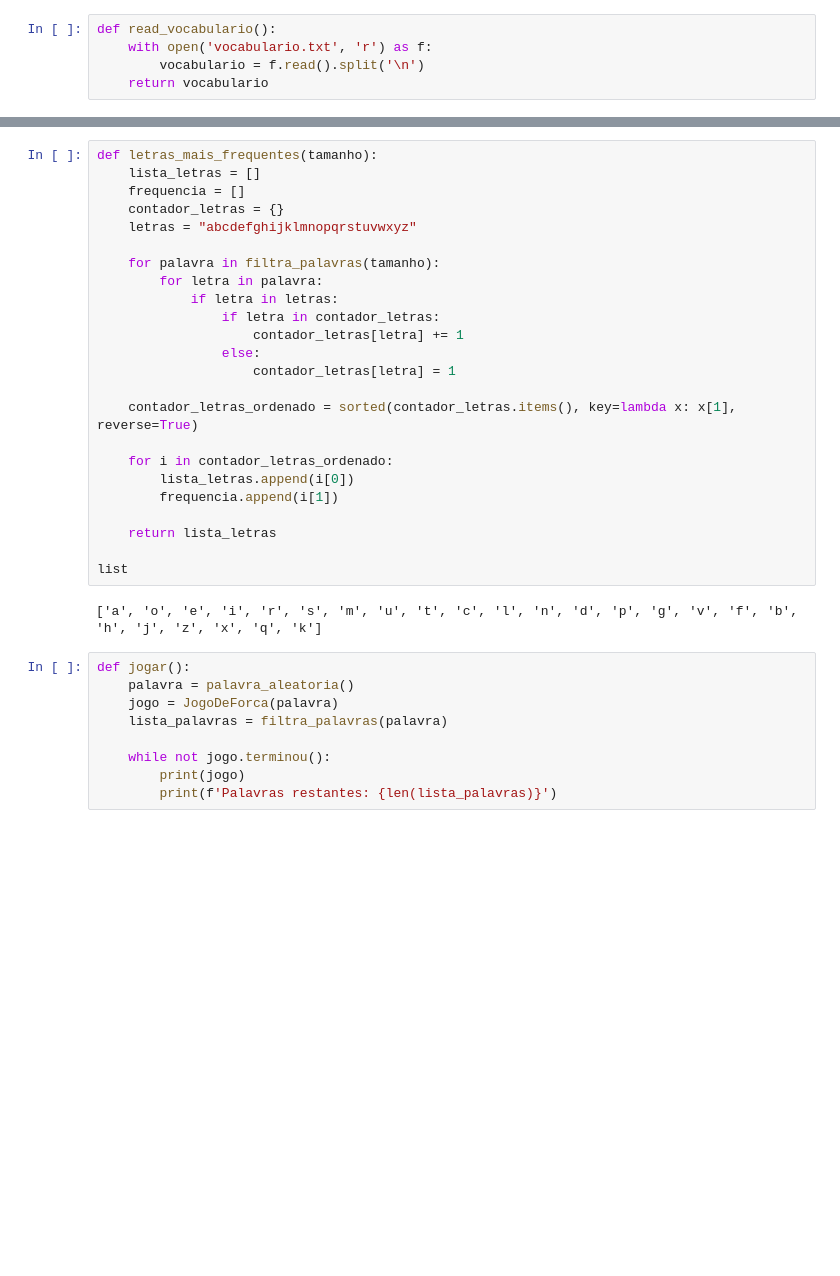
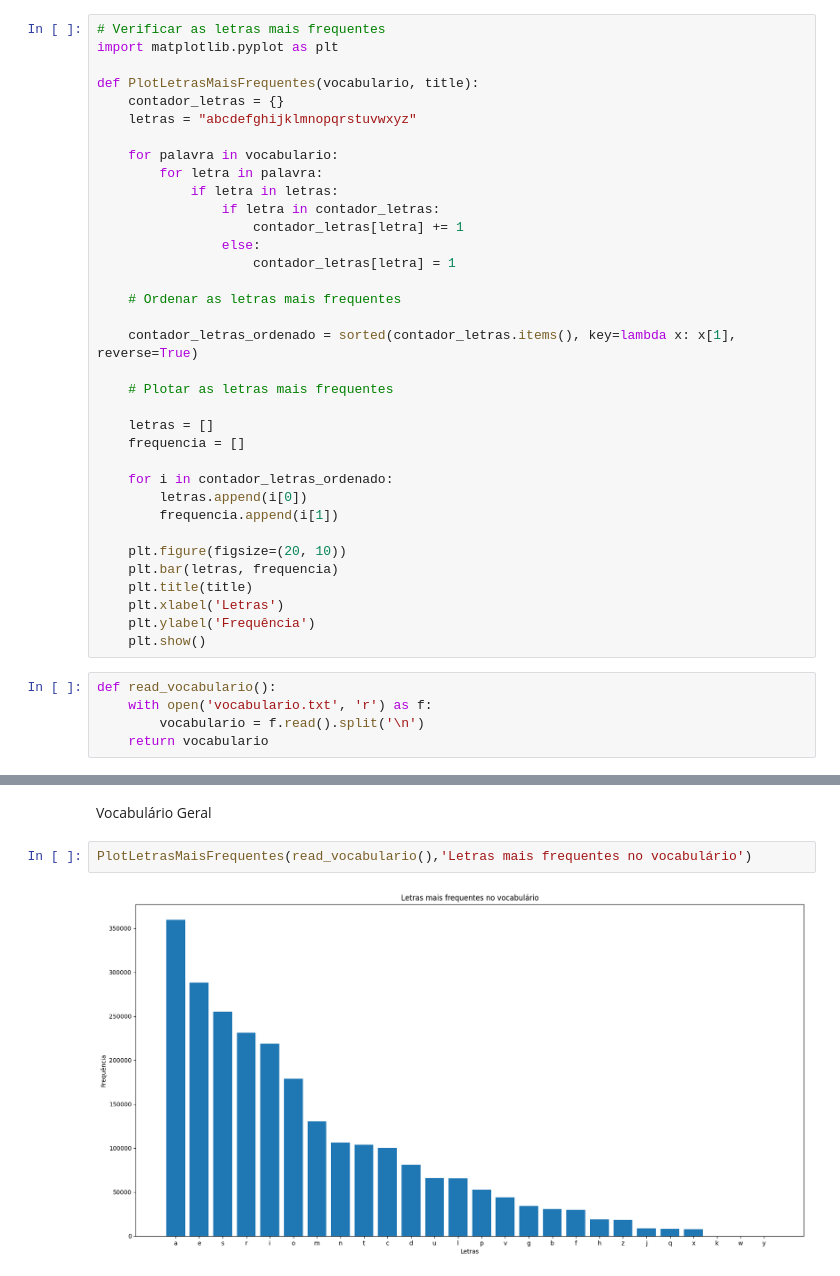
Before and after one commit to leoscarlato/APS-Forca, a Jupyter notebook: main.ipynb, the cells around one changed output, grey strips where cells are left out. Drawn from its saved outputs; the diff is of its cells as text; blank space fills up the shorter version.

```diff
--- a/main.ipynb
+++ b/main.ipynb
@@ -45,3 +286,38 @@ O projeto será avaliado usando três rubricas. [Duas delas dizem respeito à re
+# %%
+# Verificar as letras mais frequentes
+import matplotlib.pyplot as plt
+
+def PlotLetrasMaisFrequentes(vocabulario, title):
+    contador_letras = {}
+    letras = "abcdefghijklmnopqrstuvwxyz"
+
+    for palavra in vocabulario:
+        for letra in palavra:
+            if letra in letras:
+                if letra in contador_letras:
+                    contador_letras[letra] += 1
+                else:
+                    contador_letras[letra] = 1
+
+    # Ordenar as letras mais frequentes
+
+    contador_letras_ordenado = sorted(contador_letras.items(), key=lambda x: x[1], reverse=True)
+
+    # Plotar as letras mais frequentes
+
+    letras = []
+    frequencia = []
+
+    for i in contador_letras_ordenado:
+        letras.append(i[0])
+        frequencia.append(i[1])
+
+    plt.figure(figsize=(20, 10))
+    plt.bar(letras, frequencia)
+    plt.title(title)
+    plt.xlabel('Letras')
+    plt.ylabel('Frequência')
+    plt.show()
 # %%
 def read_vocabulario():
     with open('vocabulario.txt', 'r') as f:
@@ -141,35 +326,6 @@ def filtra_palavras(tamanho):
-# %%
-def letras_mais_frequentes(tamanho):
-    lista_letras = []
-    frequencia = []
-    contador_letras = {}
-    letras = "abcdefghijklmnopqrstuvwxyz"
-
-    for palavra in filtra_palavras(tamanho):
-        for letra in palavra:
-            if letra in letras:
-                if letra in contador_letras:
-                    contador_letras[letra] += 1
-                else:
-                    contador_letras[letra] = 1
-
-    contador_letras_ordenado = sorted(contador_letras.items(), key=lambda x: x[1], reverse=True)
-
-    for i in contador_letras_ordenado:
-        lista_letras.append(i[0])
-        frequencia.append(i[1])
-
-    return lista_letras
-
-list
-# %% [output]
-['a', 'o', 'e', 'i', 'r', 's', 'm', 'u', 't', 'c', 'l', 'n', 'd', 'p', 'g', 'v', 'f', 'b', 'h', 'j', 'z', 'x', 'q', 'k']
-# %%
-def jogar():
-    palavra = palavra_aleatoria()
-    jogo = JogoDeForca(palavra)
-    lista_palavras = filtra_palavras(palavra)
-
-    while not jogo.terminou():
-        print(jogo)
-        print(f'Palavras restantes: {len(lista_palavras)}')
+# %% [markdown]
+Vocabulário Geral
+# %%
+PlotLetrasMaisFrequentes(read_vocabulario(),'Letras mais frequentes no vocabulário')
+# %% [output]
+[figure, added]
```
Also changed, not shown: parts of 30 cells of this notebook, 4 other files.
